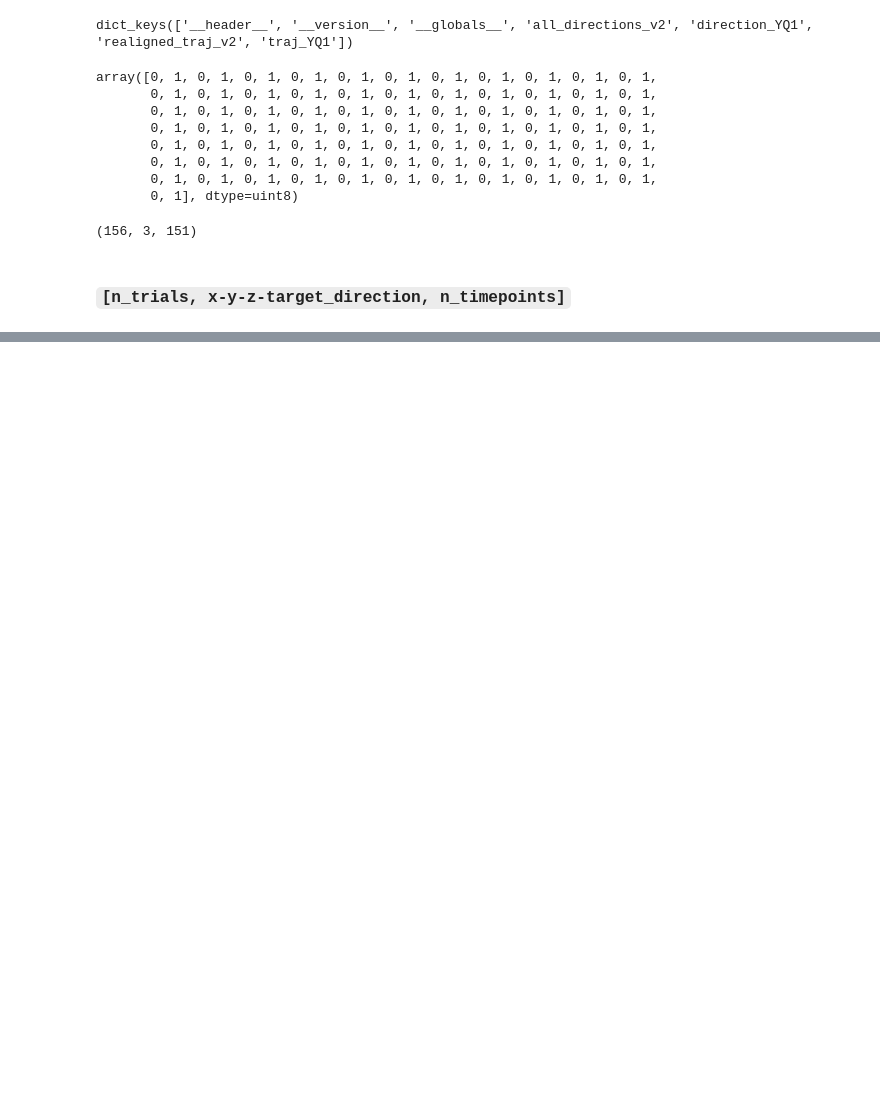
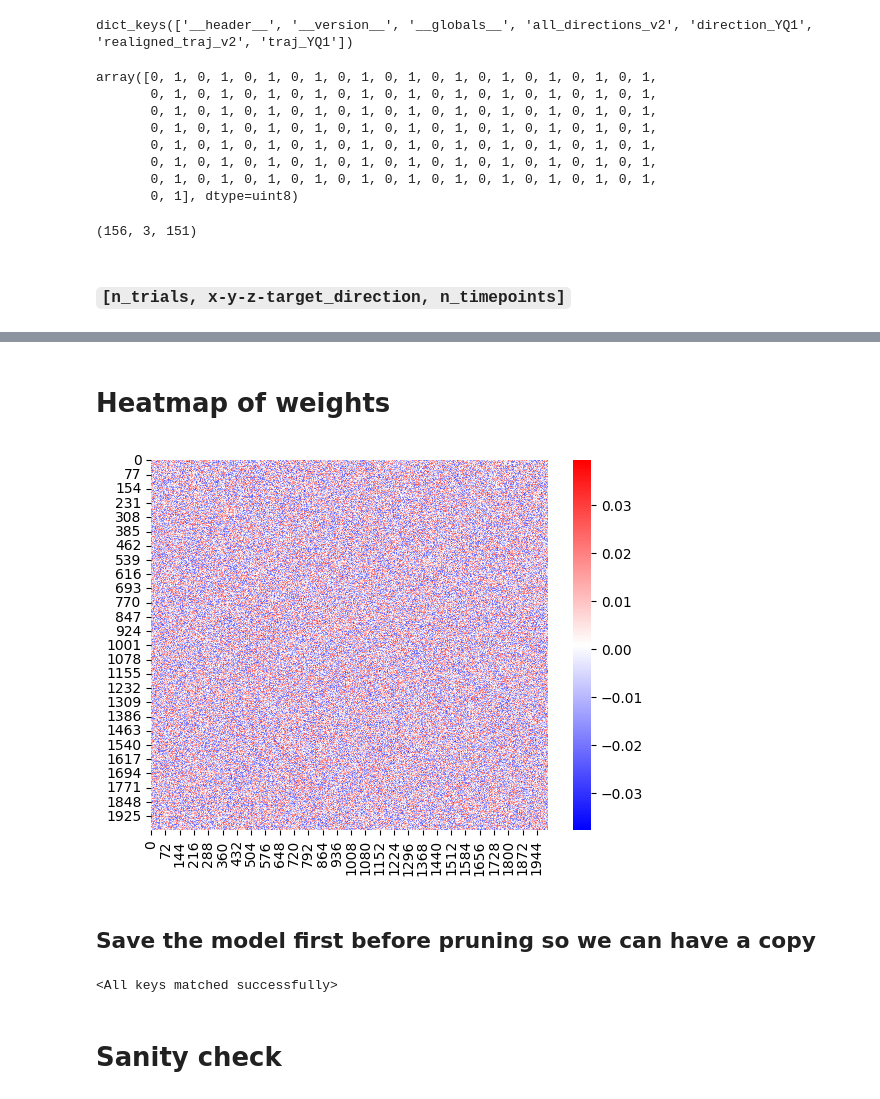
Before and after one commit to kushalkolar/rnn-go-brr, a Jupyter notebook: rnngobrr/torch_rnn_xyz.ipynb, the cells around one changed output, grey strips where cells are left out. Drawn from its saved outputs; the diff is of its cells as text; code cells hidden in the pictures; blank space fills up the shorter version.

```diff
--- a/rnngobrr/torch_rnn_xyz.ipynb
+++ b/rnngobrr/torch_rnn_xyz.ipynb
@@ -176,0 +243,11 @@ plt.plot(output.detach().cpu().numpy()[0, 0, :, 0])
+# %% [markdown]
+# Heatmap of weights
+# %%
+%matplotlib inline
+
+sns.heatmap(simple_rnn.rnn.weight_hh_l0.detach().cpu().numpy(), cmap="bwr")
+plt.show()
+# %% [output]
+[figure, added]
+# %% [markdown]
+## Save the model first before pruning so we can have a copy
@@ -176,0 +262,6 @@ plt.plot(output.detach().cpu().numpy()[0, 0, :, 0])
+# %%
+prune_rnn.load_state_dict(torch.load("./simple_rnn.pt"))
+# %% [output]
+<All keys matched successfully>
+# %% [markdown]
+# Sanity check
```
Also changed, not shown: parts of 54 cells of this notebook.
